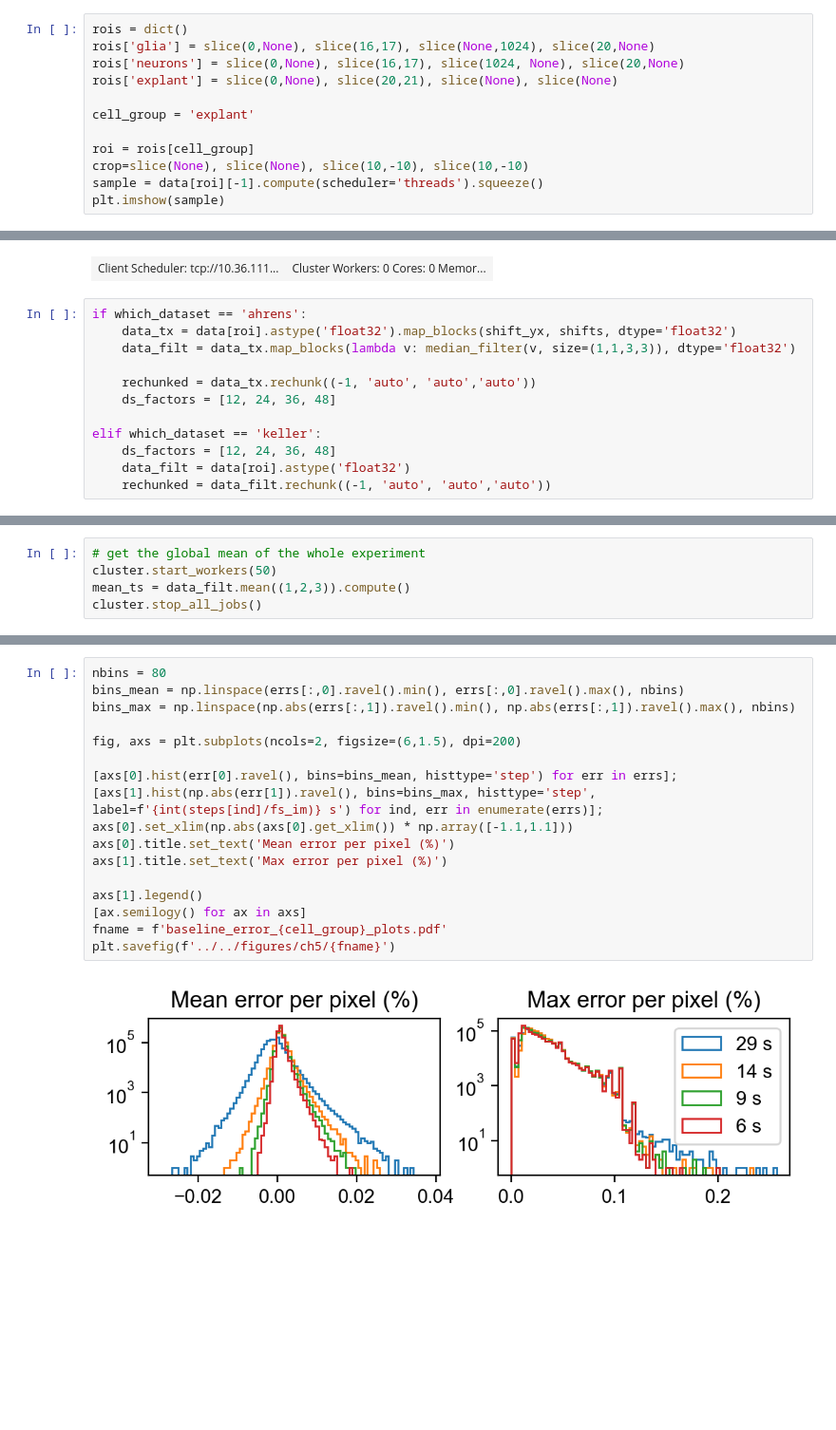
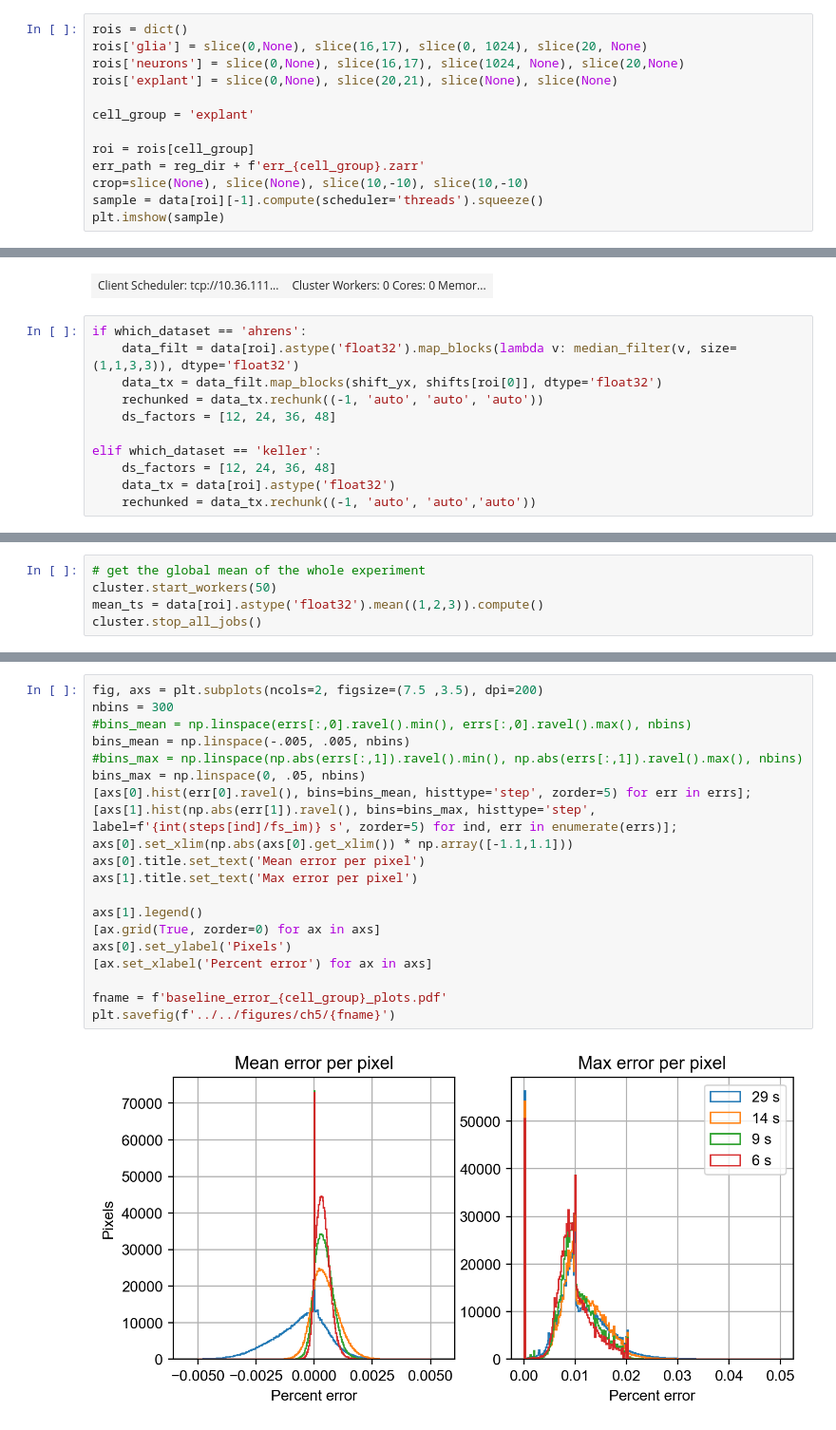
Before and after one commit to d-v-b/thesis, a Jupyter notebook: code/ch5/baseline_error.ipynb, the cells around one changed output, grey strips where cells are left out. Shown at 95% size. Saved outputs shown, nothing was run; the diff lists cells and outputs as text; blank space fills up the shorter version.

```diff
--- a/code/ch5/baseline_error.ipynb
+++ b/code/ch5/baseline_error.ipynb
@@ -77,13 +140,14 @@ elif which_dataset == 'keller':
         makedirs(reg_dir)
 # %%
 rois = dict()
-rois['glia'] = slice(0,None), slice(16,17), slice(None,1024), slice(20,None)
+rois['glia'] = slice(0,None), slice(16,17), slice(0, 1024), slice(20, None)
 rois['neurons'] = slice(0,None), slice(16,17), slice(1024, None), slice(20,None)
 rois['explant'] = slice(0,None), slice(20,21), slice(None), slice(None)
 
 cell_group = 'explant'
 
 roi = rois[cell_group]
+err_path = reg_dir + f'err_{cell_group}.zarr'
 crop=slice(None), slice(None), slice(10,-10), slice(10,-10)
 sample = data[roi][-1].compute(scheduler='threads').squeeze()
 plt.imshow(sample)
@@ -116,13 +163,12 @@ client
 | Client Scheduler: tcp://10.36.111... | Cluster Workers: 0 Cores: 0 Memor... |
 # %%
 if which_dataset == 'ahrens':
-    data_tx = data[roi].astype('float32').map_blocks(shift_yx, shifts, dtype='float32')
-    data_filt = data_tx.map_blocks(lambda v: median_filter(v, size=(1,1,3,3)), dtype='float32')
-
-    rechunked = data_tx.rechunk((-1, 'auto', 'auto','auto'))
+    data_filt = data[roi].astype('float32').map_blocks(lambda v: median_filter(v, size=(1,1,3,3)), dtype='float32')
+    data_tx = data_filt.map_blocks(shift_yx, shifts[roi[0]], dtype='float32')
+    rechunked = data_tx.rechunk((-1, 'auto', 'auto', 'auto'))
     ds_factors = [12, 24, 36, 48]
 
 elif which_dataset == 'keller':
     ds_factors = [12, 24, 36, 48]
-    data_filt = data[roi].astype('float32')
-    rechunked = data_filt.rechunk((-1, 'auto', 'auto','auto'))
+    data_tx = data[roi].astype('float32')
+    rechunked = data_tx.rechunk((-1, 'auto', 'auto','auto'))
@@ -162,6 +198,6 @@ cluster.stop_all_jobs()
 # %%
 # get the global mean of the whole experiment
 cluster.start_workers(50)
-mean_ts = data_filt.mean((1,2,3)).compute()
+mean_ts = data[roi].astype('float32').mean((1,2,3)).compute()
 cluster.stop_all_jobs()
 # %%
@@ -218,22 +290,25 @@ errs = np.array(errs)
 # %%
-nbins = 80
-bins_mean = np.linspace(errs[:,0].ravel().min(), errs[:,0].ravel().max(), nbins)
-bins_max = np.linspace(np.abs(errs[:,1]).ravel().min(), np.abs(errs[:,1]).ravel().max(), nbins)
-
-fig, axs = plt.subplots(ncols=2, figsize=(6,1.5), dpi=200)
-
-[axs[0].hist(err[0].ravel(), bins=bins_mean, histtype='step') for err in errs];
-[axs[1].hist(np.abs(err[1]).ravel(), bins=bins_max, histtype='step', label=f'{int(steps[ind]/fs_im)} s') for ind, err in enumerate(errs)];
+fig, axs = plt.subplots(ncols=2, figsize=(7.5 ,3.5), dpi=200)
+nbins = 300
+#bins_mean = np.linspace(errs[:,0].ravel().min(), errs[:,0].ravel().max(), nbins)
+bins_mean = np.linspace(-.005, .005, nbins)
+#bins_max = np.linspace(np.abs(errs[:,1]).ravel().min(), np.abs(errs[:,1]).ravel().max(), nbins)
+bins_max = np.linspace(0, .05, nbins)
+[axs[0].hist(err[0].ravel(), bins=bins_mean, histtype='step', zorder=5) for err in errs];
+[axs[1].hist(np.abs(err[1]).ravel(), bins=bins_max, histtype='step', label=f'{int(steps[ind]/fs_im)} s', zorder=5) for ind, err in enumerate(errs)];
 axs[0].set_xlim(np.abs(axs[0].get_xlim()) * np.array([-1.1,1.1]))
-axs[0].title.set_text('Mean error per pixel (%)')
-axs[1].title.set_text('Max error per pixel (%)')
+axs[0].title.set_text('Mean error per pixel')
+axs[1].title.set_text('Max error per pixel')
 
 axs[1].legend()
-[ax.semilogy() for ax in axs]
+[ax.grid(True, zorder=0) for ax in axs]
+axs[0].set_ylabel('Pixels')
+[ax.set_xlabel('Percent error') for ax in axs]
+
 fname = f'baseline_error_{cell_group}_plots.pdf'
 plt.savefig(f'../../figures/ch5/{fname}')
 # %% [output]
-[figure, old version]
+[figure, new version]
 # %%
 from mpl_toolkits.axes_grid1 import make_axes_locatable
 
```
Also changed, not shown: parts of 14 cells of this notebook, 41 other files.
